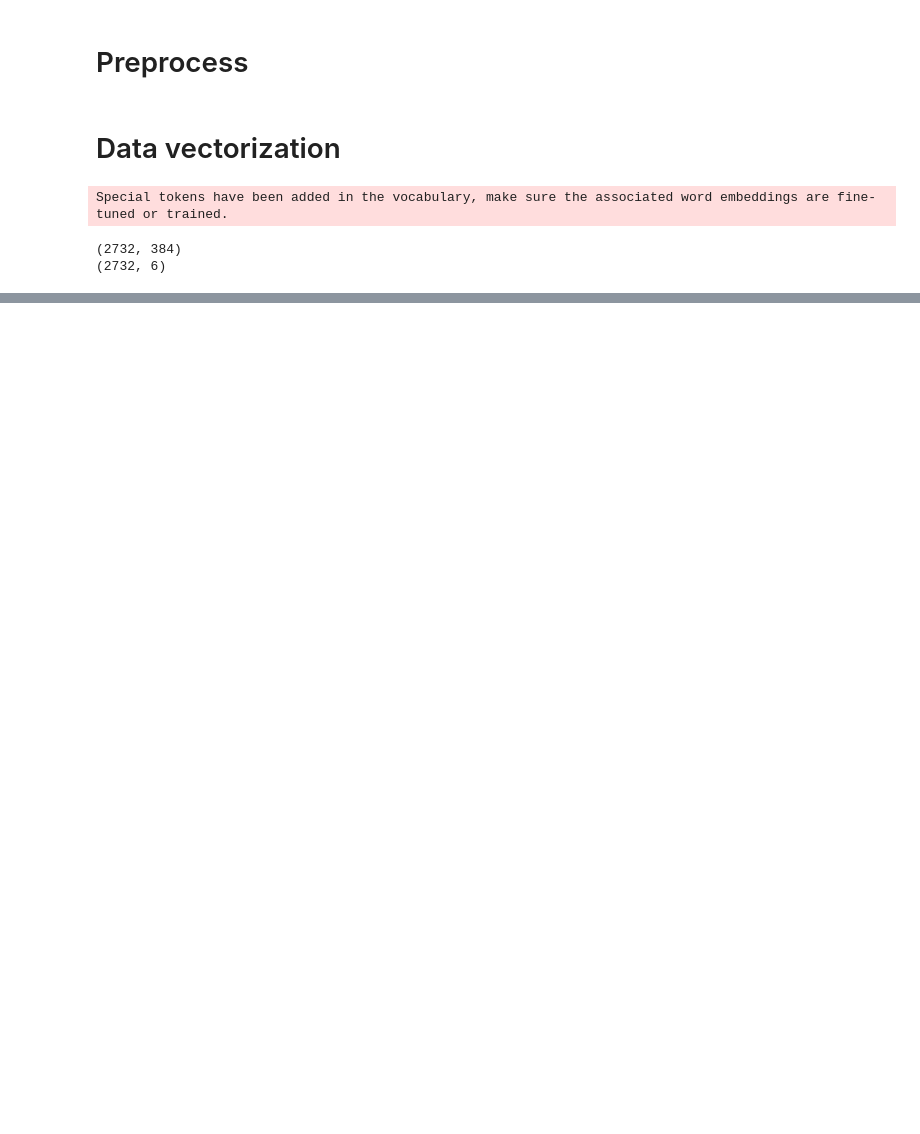
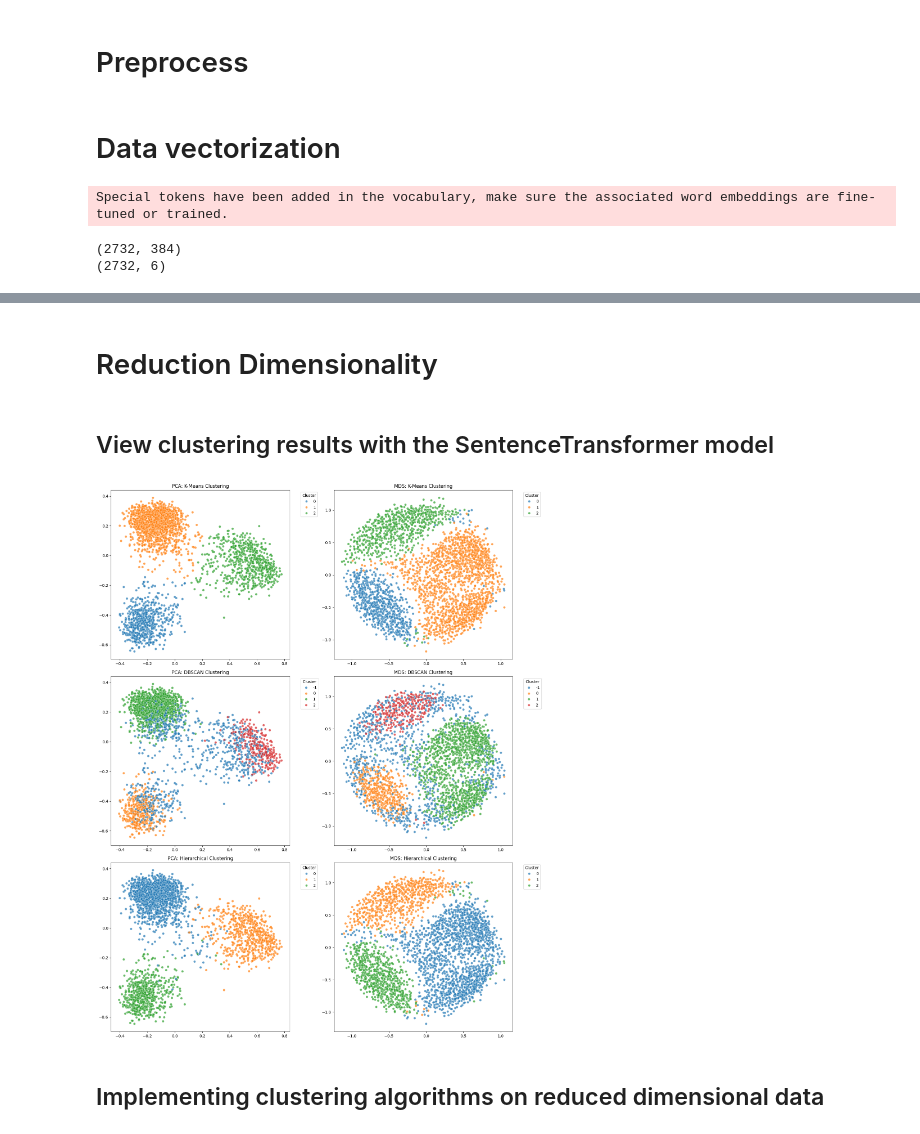
Before and after one commit to MSadraA/AI-projects, a Jupyter notebook: CA5/ca5.ipynb, the cells around one changed output, grey strips where cells are left out. Drawn from its saved outputs; the diff is of its cells as text; code cells hidden in the pictures; blank space fills up the shorter version.

```diff
--- a/CA5/ca5.ipynb
+++ b/CA5/ca5.ipynb
@@ -108,0 +291,3 @@ Special tokens have been added in the vocabulary, make sure the associated word
+# %%
+N_CLUSTERS = 3
+hierarchical.evaluate_methods(n_clusters=N_CLUSTERS)
@@ -108,0 +305,59 @@ Special tokens have been added in the vocabulary, make sure the associated word
+# %%
+METHOD = 'ward'
+METRIC = 'euclidean'
+
+labels = hierarchical.model(n_clusters=N_CLUSTERS, linkage=METHOD, metric=METRIC)
+df = pd.read_csv("./clustered_SentenceTransformer.csv")
+df["Hierarchical_Cluster"] = labels
+df.to_csv("./clustered_SentenceTransformer.csv" , index=False)
+# %% [markdown]
+# Reduction Dimensionality
+# %% [markdown]
+## View clustering results with the SentenceTransformer model
+# %%
+from sklearn.decomposition import PCA
+from sklearn.manifold import MDS
+import matplotlib.pyplot as plt
+import seaborn as sns
+
+pca = PCA(n_components=2 , random_state=42)
+X_pca = pca.fit_transform(X)
+
+mds = MDS(n_components=2, random_state=42)
+X_mds = mds.fit_transform(X)
+
+fig, axes = plt.subplots(3, 2, figsize=(16, 20))
+
+clustering_columns = ['KMeans_Cluster', 'DBSCAN_Cluster', 'Hierarchical_Cluster']
+titles = ['K-Means Clustering', 'DBSCAN Clustering', 'Hierarchical Clustering']
+
+for i, (cluster_col, title) in enumerate(zip(clustering_columns, titles)):
+
+    sns.scatterplot(
+        x=X_pca[:, 0],
+        y=X_pca[:, 1],
+        hue=df[cluster_col],
+        palette='tab10',
+        ax=axes[i, 0],
+        alpha=0.7
+    )
+    axes[i, 0].set_title(f'PCA: {title}')
+    axes[i, 0].legend(title='Cluster', bbox_to_anchor=(1.05, 1), loc='upper left')
+
+    sns.scatterplot(
+        x=X_mds[:, 0],
+        y=X_mds[:, 1],
+        hue=df[cluster_col],
+        palette='tab10',
+        ax=axes[i, 1],
+        alpha=0.7
+    )
+    axes[i, 1].set_title(f'MDS: {title}')
+    axes[i, 1].legend(title='Cluster', bbox_to_anchor=(1.05, 1), loc='upper left')
+
+plt.tight_layout()
+plt.show()
+# %% [output]
+[figure, added]
+# %% [markdown]
+## Implementing clustering algorithms on reduced dimensional data
```
Also changed, not shown: parts of 33 cells of this notebook, 14 other files.
